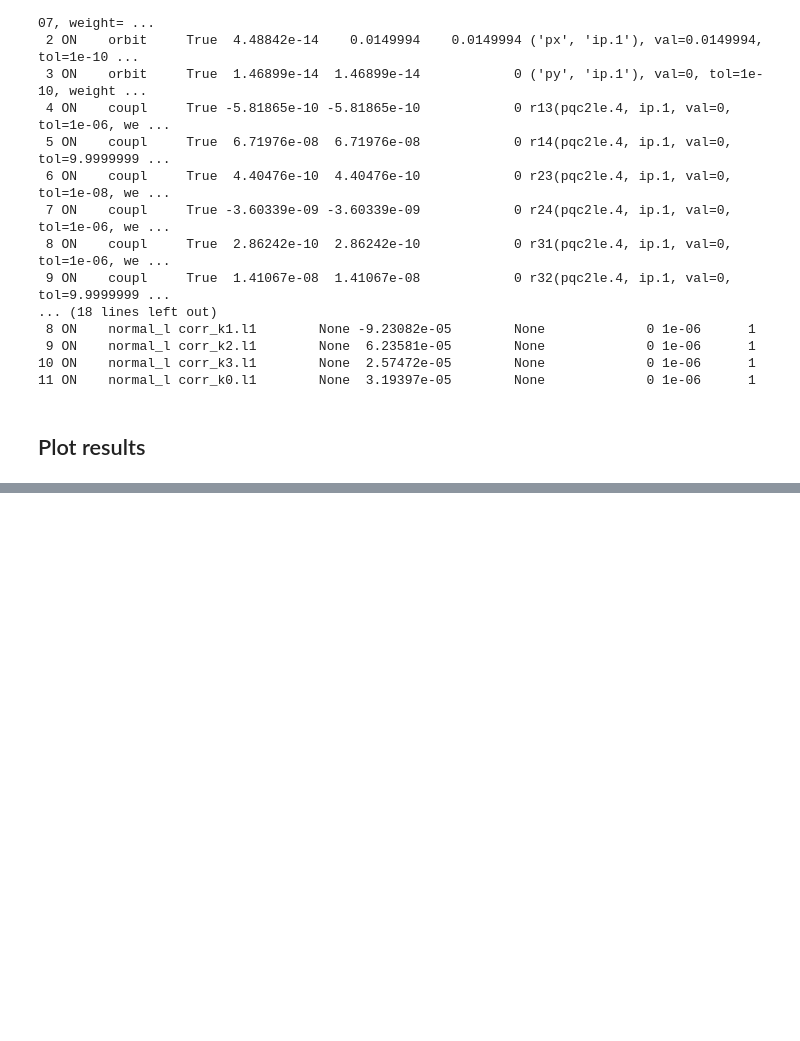
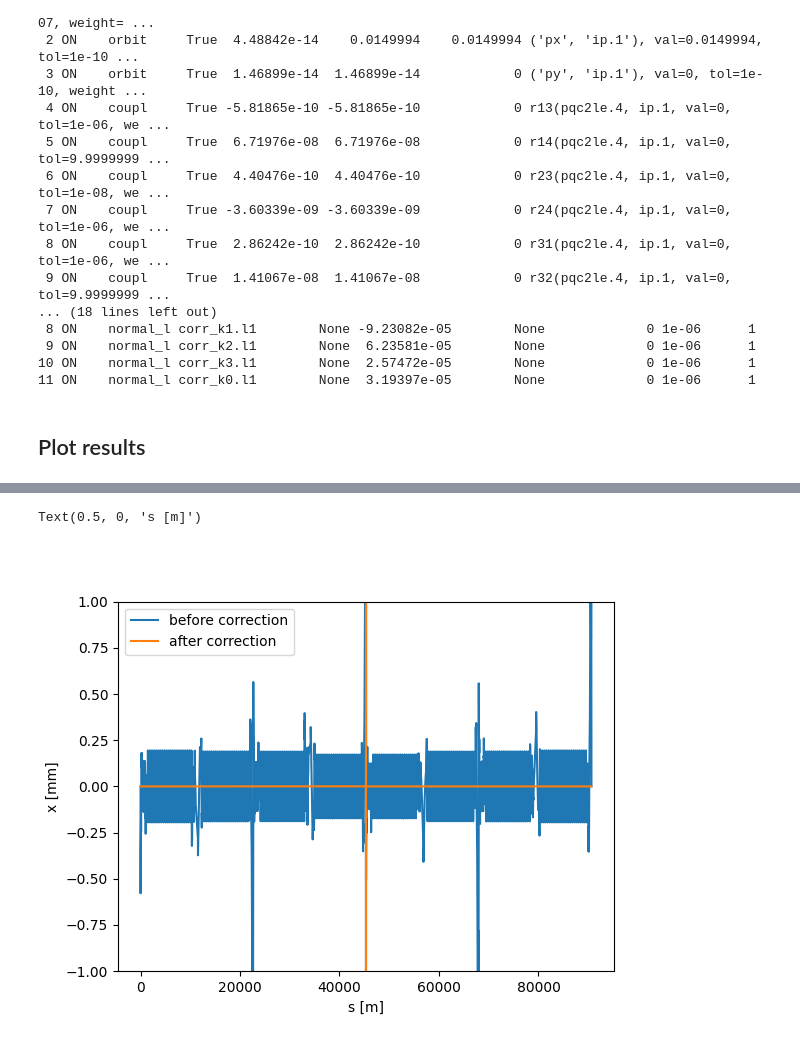
Before and after one commit to xsuite/tutorial_abp_demo, a Jupyter notebook: notebook_00_fccee_solenoid.ipynb, the cells around one changed output, grey strips where cells are left out. Cells and saved outputs as stored; diff of their text form; code cells hidden in the pictures; blank space fills up the shorter version.

```diff
--- a/notebook_00_fccee_solenoid.ipynb
+++ b/notebook_00_fccee_solenoid.ipynb
@@ -383,0 +399,12 @@ Text(0.5, 0, 's [m]')
+# %%
+# Orbit
+plt.figure()
+plt.plot(tw_sol_on.s, 1000 * tw_sol_on.x, label='before correction')
+plt.plot(tw_sol_on.s, 1000 * tw_sol_on_corrected.x, label='after correction')
+plt.ylabel(r'x [mm]')
+plt.ylim(-1,1)
+plt.legend()
+plt.xlabel('s [m]')
+# %% [output]
+Text(0.5, 0, 's [m]')
+[figure, added]
```
Also changed, not shown: parts of 2 cells of this notebook.
